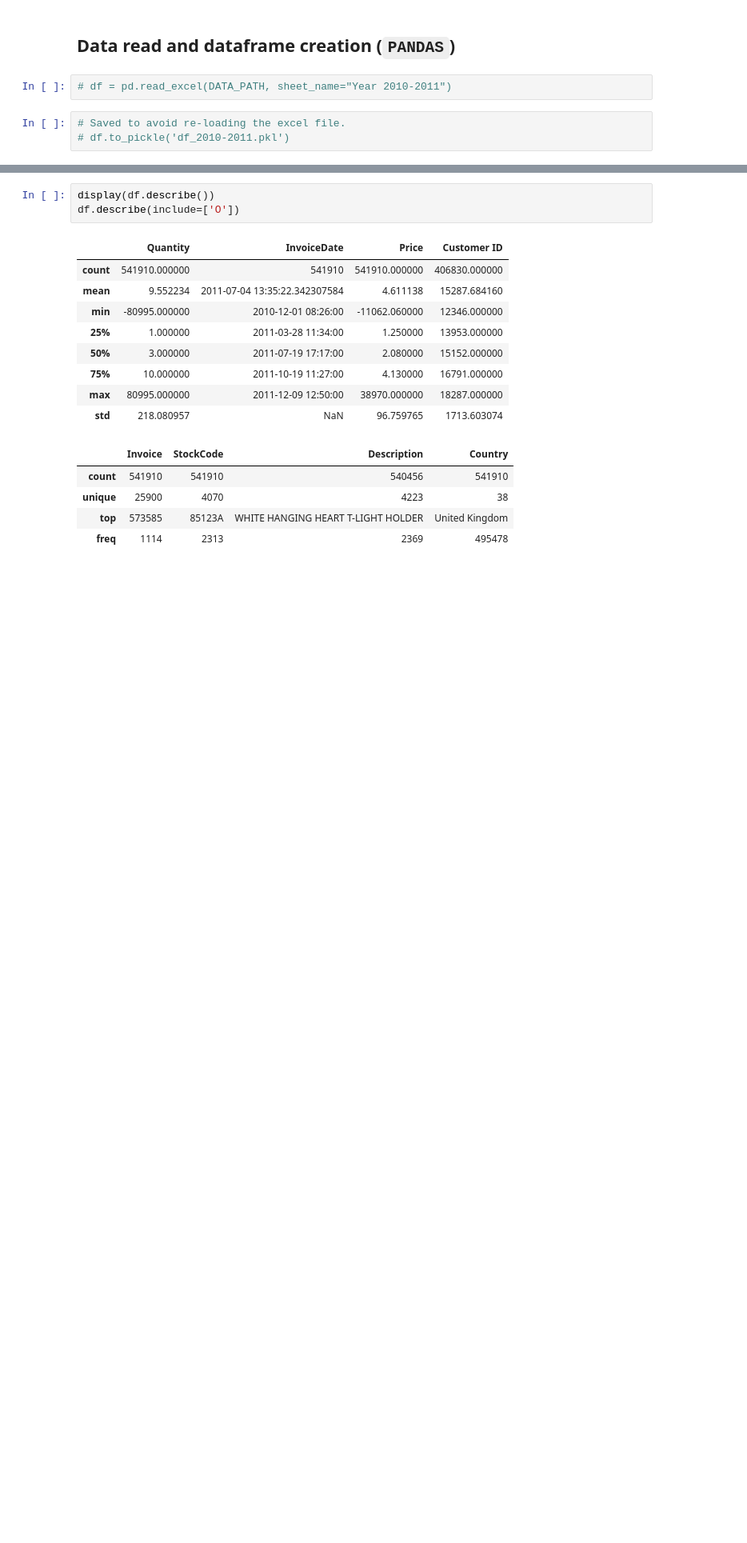
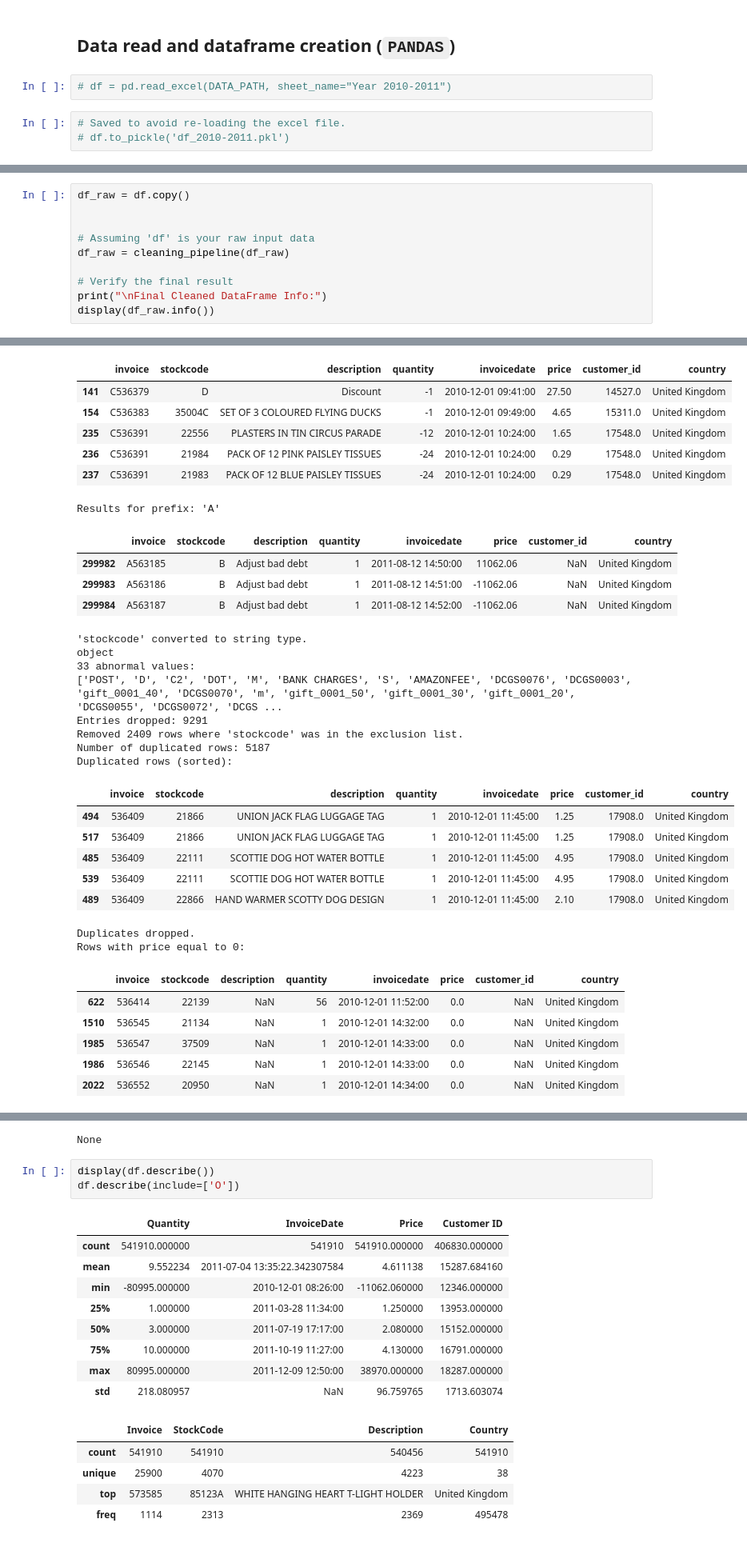
Before and after one commit to CaballeroRAR/ds_projects_collabs, a Jupyter notebook: 1-cluster_retail_uci/notebook/cluster_retail.ipynb, the cells around one changed output, grey strips where cells are left out. Shown at 80% size. Saved outputs shown, nothing was run; the diff lists cells and outputs as text; blank space fills up the shorter version.

Commit message:
Succesful creation of pipeline for dataframe based on online_retail_II.xlsx for "Year 2010-2011"

```diff
--- a/1-cluster_retail_uci/notebook/cluster_retail.ipynb
+++ b/1-cluster_retail_uci/notebook/cluster_retail.ipynb
@@ -83,3 +116,14 @@ df.head()
 | 2 | 536365 | 84406B | CREAM CUPID HEARTS COAT HANGER | 8 | 2010-12-01 08:26:00 | 2.75 | 17850.0 | United Kingdom |
 | 3 | 536365 | 84029G | KNITTED UNION FLAG HOT WATER BOTTLE | 6 | 2010-12-01 08:26:00 | 3.39 | 17850.0 | United Kingdom |
 | 4 | 536365 | 84029E | RED WOOLLY HOTTIE WHITE HEART. | 6 | 2010-12-01 08:26:00 | 3.39 | 17850.0 | United Kingdom |
+# %%
+df_raw = df.copy()
+
+
+# Assuming 'df' is your raw input data
+df_raw = cleaning_pipeline(df_raw)
+
+# Verify the final result
+print("\nFinal Cleaned DataFrame Info:")
+display(df_raw.info())
+# %% [output]
@@ -85,0 +147,33 @@ df.head()
+|  | invoice | stockcode | description | quantity | invoicedate | price | customer_id | country |
+| 141 | C536379 | D | Discount | -1 | 2010-12-01 09:41:00 | 27.50 | 14527.0 | United Kingdom |
+| 154 | C536383 | 35004C | SET OF 3 COLOURED FLYING DUCKS | -1 | 2010-12-01 09:49:00 | 4.65 | 15311.0 | United Kingdom |
+| 235 | C536391 | 22556 | PLASTERS IN TIN CIRCUS PARADE | -12 | 2010-12-01 10:24:00 | 1.65 | 17548.0 | United Kingdom |
+| 236 | C536391 | 21984 | PACK OF 12 PINK PAISLEY TISSUES | -24 | 2010-12-01 10:24:00 | 0.29 | 17548.0 | United Kingdom |
+| 237 | C536391 | 21983 | PACK OF 12 BLUE PAISLEY TISSUES | -24 | 2010-12-01 10:24:00 | 0.29 | 17548.0 | United Kingdom |
+Results for prefix: 'A'
+|  | invoice | stockcode | description | quantity | invoicedate | price | customer_id | country |
+| 299982 | A563185 | B | Adjust bad debt | 1 | 2011-08-12 14:50:00 | 11062.06 | NaN | United Kingdom |
+| 299983 | A563186 | B | Adjust bad debt | 1 | 2011-08-12 14:51:00 | -11062.06 | NaN | United Kingdom |
+| 299984 | A563187 | B | Adjust bad debt | 1 | 2011-08-12 14:52:00 | -11062.06 | NaN | United Kingdom |
+'stockcode' converted to string type.
+object
+33 abnormal values:
+['POST', 'D', 'C2', 'DOT', 'M', 'BANK CHARGES', 'S', 'AMAZONFEE', 'DCGS0076', 'DCGS0003', 'gift_0001_40', 'DCGS0070', 'm', 'gift_0001_50', 'gift_0001_30', 'gift_0001_20', 'DCGS0055', 'DCGS0072', 'DCGS ...
+Entries dropped: 9291
+Removed 2409 rows where 'stockcode' was in the exclusion list.
+Number of duplicated rows: 5187
+Duplicated rows (sorted):
+|  | invoice | stockcode | description | quantity | invoicedate | price | customer_id | country |
+| 494 | 536409 | 21866 | UNION JACK FLAG LUGGAGE TAG | 1 | 2010-12-01 11:45:00 | 1.25 | 17908.0 | United Kingdom |
+| 517 | 536409 | 21866 | UNION JACK FLAG LUGGAGE TAG | 1 | 2010-12-01 11:45:00 | 1.25 | 17908.0 | United Kingdom |
+| 485 | 536409 | 22111 | SCOTTIE DOG HOT WATER BOTTLE | 1 | 2010-12-01 11:45:00 | 4.95 | 17908.0 | United Kingdom |
+| 539 | 536409 | 22111 | SCOTTIE DOG HOT WATER BOTTLE | 1 | 2010-12-01 11:45:00 | 4.95 | 17908.0 | United Kingdom |
+| 489 | 536409 | 22866 | HAND WARMER SCOTTY DOG DESIGN | 1 | 2010-12-01 11:45:00 | 2.10 | 17908.0 | United Kingdom |
+Duplicates dropped.
+Rows with price equal to 0:
+|  | invoice | stockcode | description | quantity | invoicedate | price | customer_id | country |
+| 622 | 536414 | 22139 | NaN | 56 | 2010-12-01 11:52:00 | 0.0 | NaN | United Kingdom |
+| 1510 | 536545 | 21134 | NaN | 1 | 2010-12-01 14:32:00 | 0.0 | NaN | United Kingdom |
+| 1985 | 536547 | 37509 | NaN | 1 | 2010-12-01 14:33:00 | 0.0 | NaN | United Kingdom |
+| 1986 | 536546 | 22145 | NaN | 1 | 2010-12-01 14:33:00 | 0.0 | NaN | United Kingdom |
+| 2022 | 536552 | 20950 | NaN | 1 | 2010-12-01 14:34:00 | 0.0 | NaN | United Kingdom |
@@ -86,3 +198,4 @@ df.head()
+None
 # %%
 display(df.describe())
 df.describe(include=['O'])
```
Also changed, not shown: parts of 38 cells of this notebook, 3 other files.
